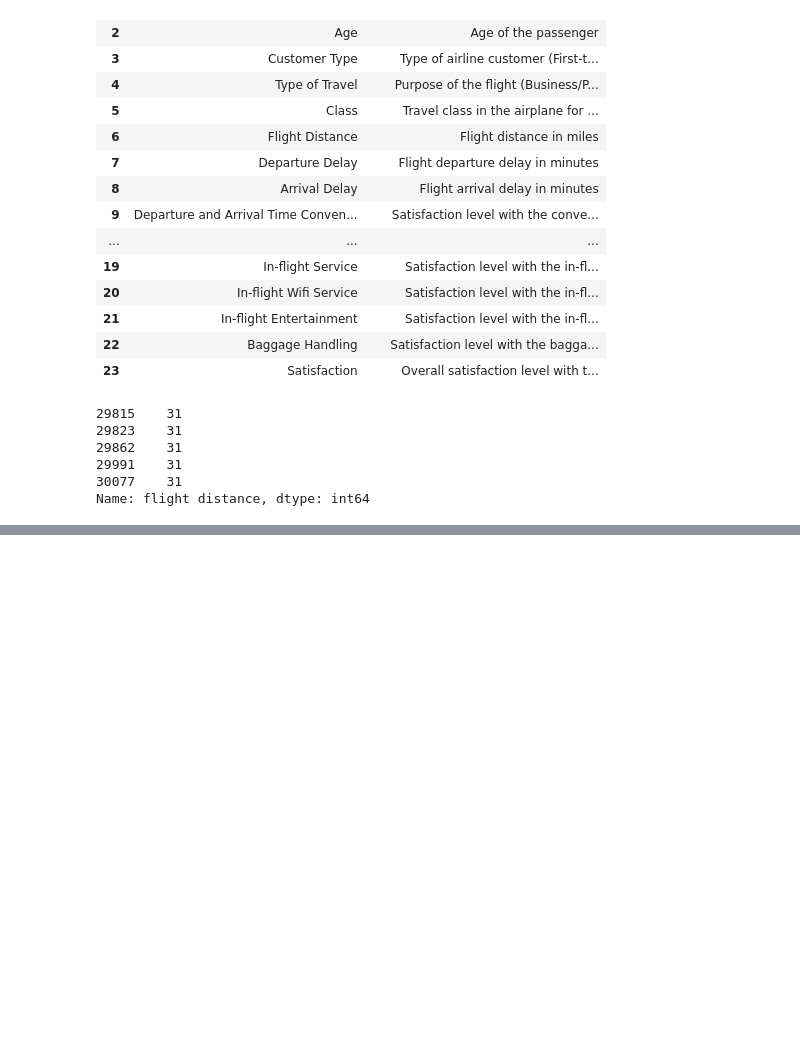
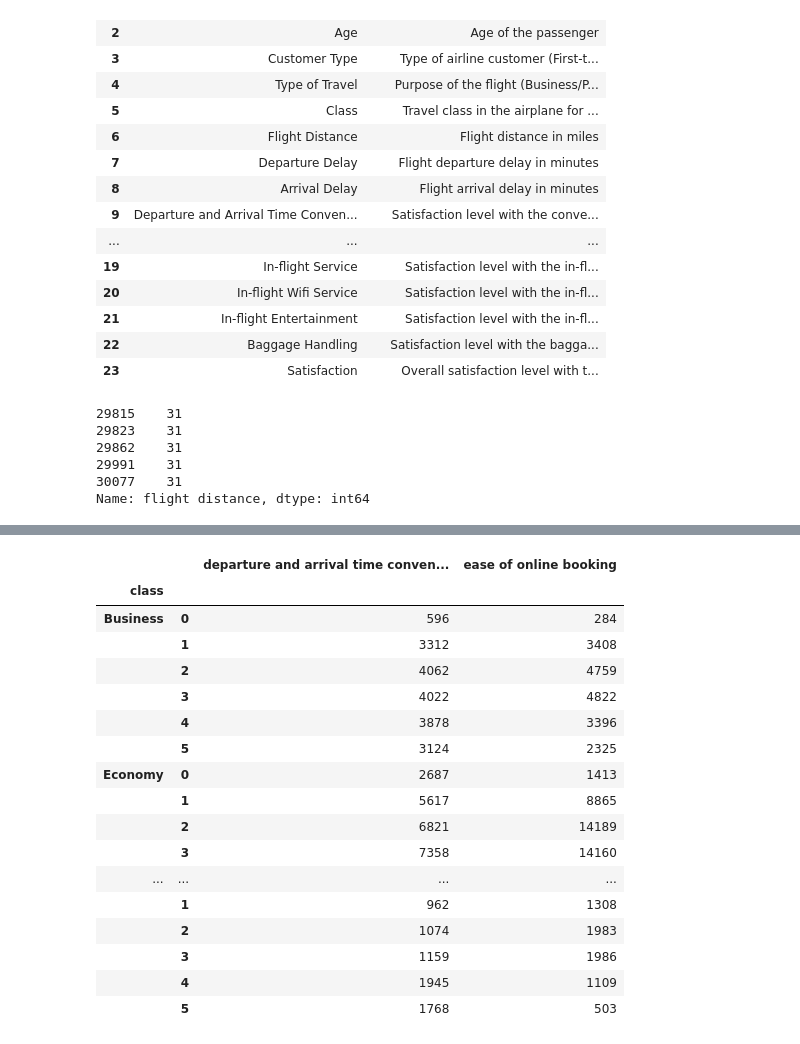
Before and after one commit to Coded123/Maven-Analytics-Airlines-Challenge, a Jupyter notebook: Maven_airline_data_analysis.ipynb, the cells around one changed output, grey strips where cells are left out. Drawn from its saved outputs; the diff is of its cells as text; code cells hidden in the pictures; blank space fills up the shorter version.

```diff
--- a/Maven_airline_data_analysis.ipynb
+++ b/Maven_airline_data_analysis.ipynb
@@ -97,0 +210,21 @@ Name: flight distance, dtype: int64
+# %%
+sat_class.agg({'departure and arrival time convenience': 'value_counts', 'ease of online booking': 'value_counts'}).loc['Neutral or Dissatisfied']
+# %% [output]
+|  |  | departure and arrival time conven... | ease of online booking |
+| class |  |  |  |
+| Business | 0 | 596 | 284 |
+|  | 1 | 3312 | 3408 |
+|  | 2 | 4062 | 4759 |
+|  | 3 | 4022 | 4822 |
+|  | 4 | 3878 | 3396 |
+|  | 5 | 3124 | 2325 |
+| Economy | 0 | 2687 | 1413 |
+|  | 1 | 5617 | 8865 |
+|  | 2 | 6821 | 14189 |
+|  | 3 | 7358 | 14160 |
+| ... | ... | ... | ... |
+|  | 1 | 962 | 1308 |
+|  | 2 | 1074 | 1983 |
+|  | 3 | 1159 | 1986 |
+|  | 4 | 1945 | 1109 |
+|  | 5 | 1768 | 503 |
```
Also changed, not shown: parts of 11 cells of this notebook.
